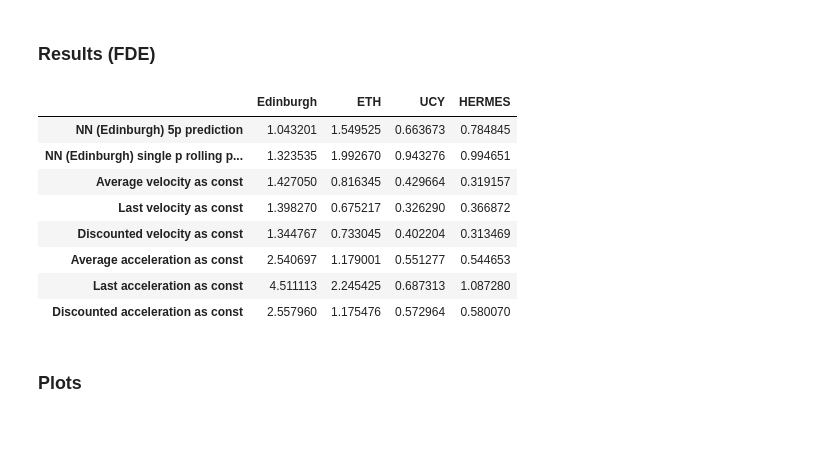
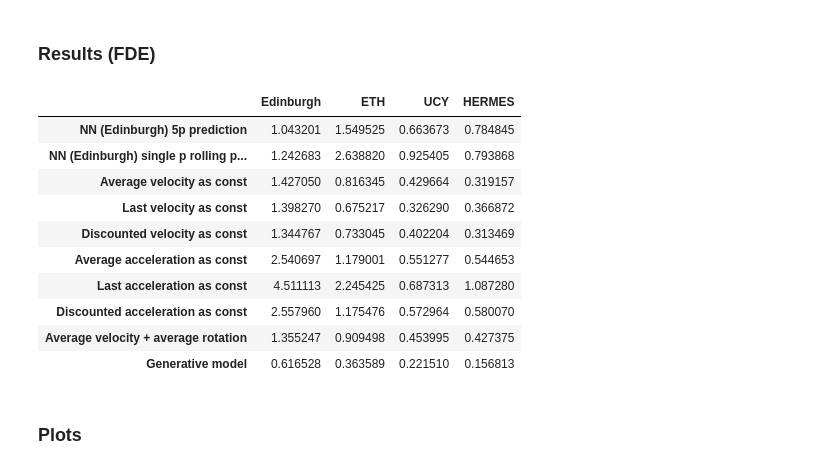
Before and after one commit to karlriis/trajectory-forecasting, a Jupyter notebook: Demo.ipynb, the cells around one changed output. Drawn from its saved outputs; the diff is of its cells as text; code cells hidden in the pictures; blank space fills up the shorter version.

Commit message:
add generative model and avg vel + rotation to Demo

```diff
--- a/Demo.ipynb
+++ b/Demo.ipynb
@@ -256,6 +646,8 @@ def run_models(data, test_agent_ids):
     avg_acc_const_FDE = []
     last_acc_const_FDE = []
     discount_acc_const_FDE = []
+    avg_vel_avg_rot_FDE = []
+    generative_model_FDE = []
 
     NN_5p_preds = {}
     NN_single_p_preds = {}
@@ -265,6 +657,8 @@ def run_models(data, test_agent_ids):
     avg_acc_const_preds = {}
     last_acc_const_preds = {}
     discount_acc_const_preds = {}
+    avg_vel_avg_rot_preds = {}
+    generative_model_preds = {}
 
     for idx, agent_id in enumerate(test_agent_ids):
         NN_5p = NN_5p_prediction(NN_5_point_model, data, agent_id)
@@ -299,6 +693,14 @@ def run_models(data, test_agent_ids):
         discount_acc_const_FDE.append(discount_acc_const_data[0])
         discount_acc_const_preds[agent_id] = (discount_acc_const_data[1], discount_acc_const_data[2])
 
+        avg_vel_avg_rot_data = avg_vel_and_rot_const(data, agent_id)
+        avg_vel_avg_rot_FDE.append(avg_vel_avg_rot_data[0])
+        avg_vel_avg_rot_preds[agent_id] = (avg_vel_avg_rot_data[1], avg_vel_avg_rot_data[2])
+
+        generative_model_data = generative_model(data, agent_id)
+        generative_model_FDE.append(generative_model_data[0])
+        generative_model_preds[agent_id] = (generative_model_data[1], generative_model_data[2])
+
     res_FDE = [
         np.mean(NN_5p_FDE),
         np.mean(NN_single_p_FDE),
@@ -307,7 +709,9 @@ def run_models(data, test_agent_ids):
         np.mean(discount_vel_const_FDE),
         np.mean(avg_acc_const_FDE),
         np.mean(last_acc_const_FDE),
-        np.mean(discount_acc_const_FDE)
+        np.mean(discount_acc_const_FDE),
+        np.mean(avg_vel_avg_rot_FDE),
+        np.mean(generative_model_FDE)
     ]
 
     res_preds = {
@@ -318,7 +722,8 @@ def run_models(data, test_agent_ids):
         #'discount_vel': discount_vel_const_preds,
         'avg_acc': avg_acc_const_preds,
         #'last_acc': last_acc_const_preds,
-        #'discount_acc': discount_acc_const_preds
+        #'discount_acc': discount_acc_const_preds,
+        'generative_model': generative_model_preds
     }
 
     return res_FDE, res_preds
@@ -336,7 +741,9 @@ index = [
     'Discounted velocity as const',
     'Average acceleration as const',
     'Last acceleration as const',
-    'Discounted acceleration as const'
+    'Discounted acceleration as const',
+    'Average velocity + average rotation',
+    'Generative model'
 ]
 
 df_data = {
@@ -350,17 +757,20 @@ df = pd.DataFrame(df_data)
 # %% [markdown]
 ### Results (FDE)
 # %%
-df
+df.style.highlight_min(color = 'lightgreen',
+                       axis = 0)
 # %% [output]
 |  | Edinburgh | ETH | UCY | HERMES |
 | NN (Edinburgh) 5p prediction | 1.043201 | 1.549525 | 0.663673 | 0.784845 |
-| NN (Edinburgh) single p rolling p... | 1.323535 | 1.992670 | 0.943276 | 0.994651 |
+| NN (Edinburgh) single p rolling p... | 1.242683 | 2.638820 | 0.925405 | 0.793868 |
 | Average velocity as const | 1.427050 | 0.816345 | 0.429664 | 0.319157 |
 | Last velocity as const | 1.398270 | 0.675217 | 0.326290 | 0.366872 |
 | Discounted velocity as const | 1.344767 | 0.733045 | 0.402204 | 0.313469 |
 | Average acceleration as const | 2.540697 | 1.179001 | 0.551277 | 0.544653 |
 | Last acceleration as const | 4.511113 | 2.245425 | 0.687313 | 1.087280 |
 | Discounted acceleration as const | 2.557960 | 1.175476 | 0.572964 | 0.580070 |
+| Average velocity + average rotation | 1.355247 | 0.909498 | 0.453995 | 0.427375 |
+| Generative model | 0.616528 | 0.363589 | 0.221510 | 0.156813 |
 # %% [markdown]
 ### Plots
 # %%
```
Also changed, not shown: parts of 5 cells of this notebook.
